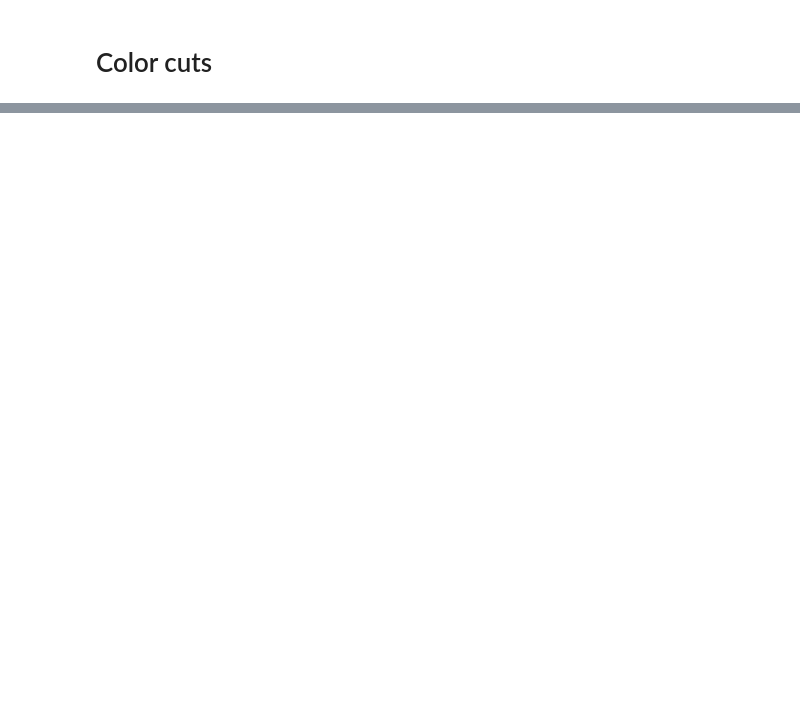
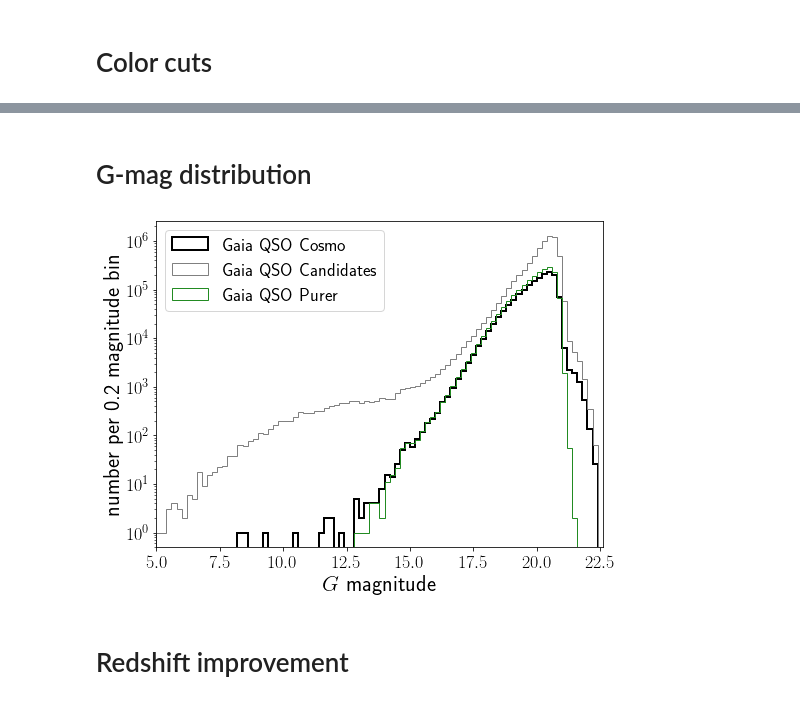
Before and after one commit to kstoreyf/gaia-quasars-lss, a Jupyter notebook: notebooks/2022-12-13_catalog_paper_figures.ipynb, the cells around one changed output, grey strips where cells are left out. Saved outputs shown, nothing was run; the diff lists cells and outputs as text; code cells hidden in the pictures; blank space fills up the shorter version.

```diff
--- a/notebooks/2022-12-13_catalog_paper_figures.ipynb
+++ b/notebooks/2022-12-13_catalog_paper_figures.ipynb
@@ -137,0 +243,27 @@ TODO: issue with zeros seen on plot for SDSS. what to do?
+# %% [markdown]
+# G-mag distribution
+# %%
+xlim = 5, 22.6
+plt.figure(figsize=(8,6))
+g_bins = np.arange(xlim[0], xlim[1], 0.2)
+plt.hist(tab_gaia_all[idx_clean_gaia]['phot_g_mean_mag'], histtype='step', cumulative=False,
+         bins=g_bins, color='k', lw=2, label='Gaia QSO Cosmo')
+plt.hist(tab_gaia_all['phot_g_mean_mag'], histtype='step', cumulative=False,
+         bins=g_bins, color='grey', lw=1, label='Gaia QSO Candidates')
+plt.hist(tab_gaia_purer['phot_g_mean_mag'], histtype='step', cumulative=False,
+         bins=g_bins, color='forestgreen', lw=1, label='Gaia QSO Purer')
+plt.yscale('log')
+plt.xlim(xlim)
+
+plt.xlabel(r'$G$ magnitude')
+plt.ylabel('number per 0.2 magnitude bin')
+
+plt.legend(loc='upper left')
+
+fn = f'{plot_dir}/G_dist.png'
+if save:
+    plt.savefig(fn, bbox_inches='tight')
+# %% [output]
+[figure, added]
+# %% [markdown]
+# Redshift improvement
```
Also changed, not shown: parts of 71 cells of this notebook, 4 other files.
